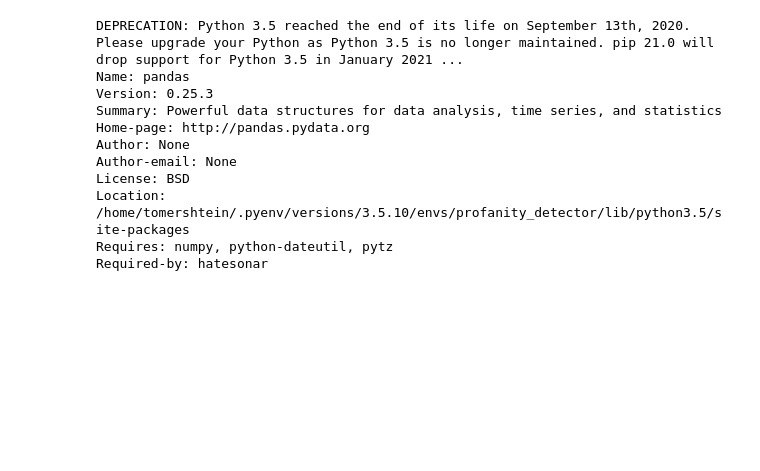
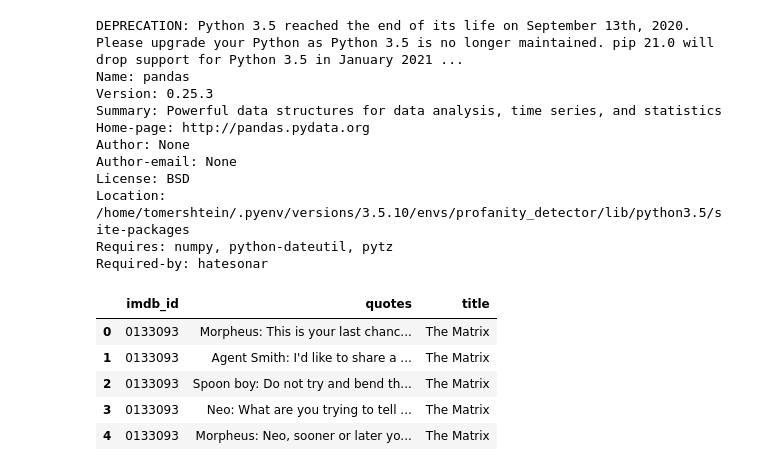
Before and after one commit to atathana/profanity_detector, a Jupyter notebook: notebooks/Movie data extraction.ipynb, the cells around one changed output. Drawn from its saved outputs; the diff is of its cells as text; code cells hidden in the pictures; blank space fills up the shorter version.

```diff
--- a/notebooks/Movie data extraction.ipynb
+++ b/notebooks/Movie data extraction.ipynb
@@ -180,5 +180,14 @@ License: BSD
 Location: /home/tomershtein/.pyenv/versions/3.5.10/envs/profanity_detector/lib/python3.5/site-packages
 Requires: numpy, python-dateutil, pytz
 Required-by: hatesonar
+# %%
+quotes_df.head()
+# %% [output]
+|  | imdb_id | quotes | title |
+| 0 | 0133093 | Morpheus: This is your last chanc... | The Matrix |
+| 1 | 0133093 | Agent Smith: I'd like to share a ... | The Matrix |
+| 2 | 0133093 | Spoon boy: Do not try and bend th... | The Matrix |
+| 3 | 0133093 | Neo: What are you trying to tell ... | The Matrix |
+| 4 | 0133093 | Morpheus: Neo, sooner or later yo... | The Matrix |
 # %%
 from wordcloud import WordCloud
```
Also changed, not shown: parts of 15 cells of this notebook, 1 other file.
